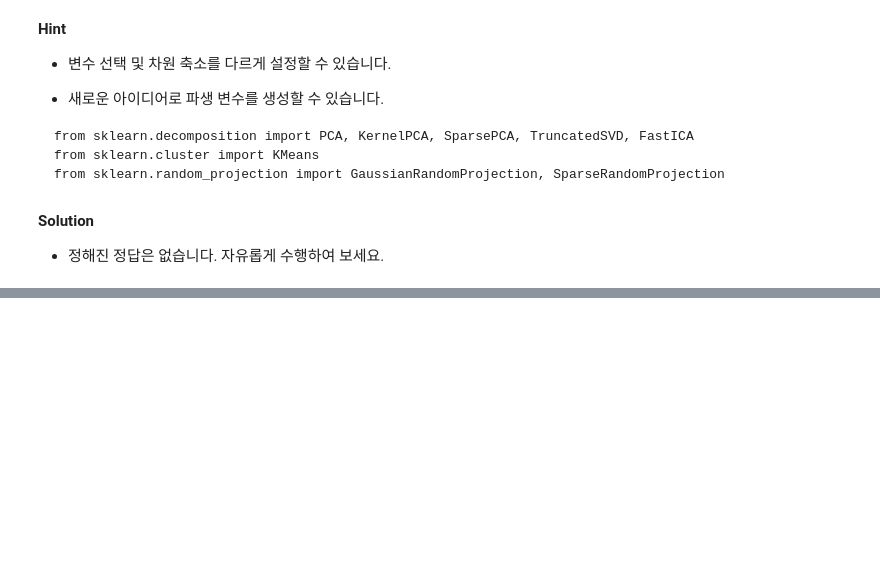
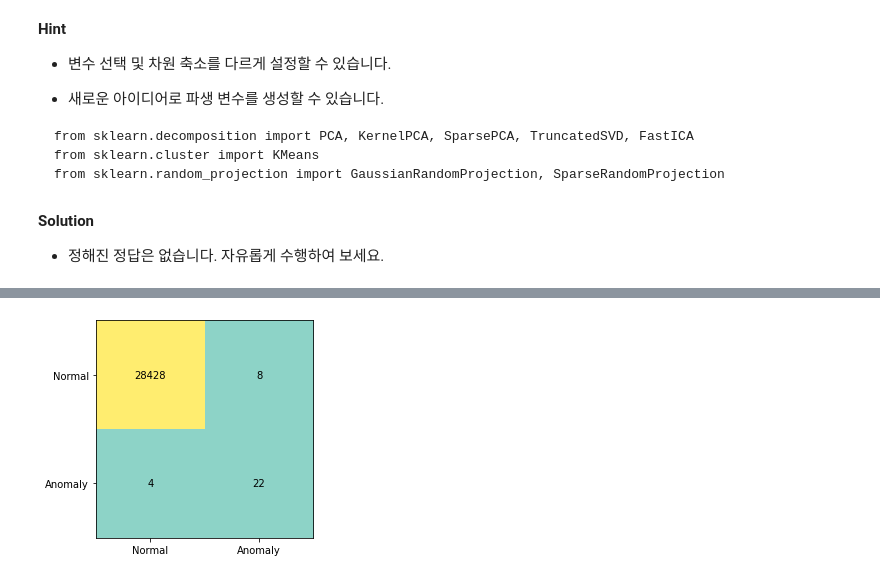
Before and after one commit to namwootree/Dacrew-4th, a Jupyter notebook: Stage_6.ipynb, the cells around one changed output, grey strips where cells are left out. Drawn from its saved outputs; the diff is of its cells as text; code cells hidden in the pictures; blank space fills up the shorter version.

```diff
--- a/Stage_6.ipynb
+++ b/Stage_6.ipynb
@@ -601,0 +649,4 @@ plt.show()
+# %%
+train = pd.read_csv('./train.csv') # 훈련 데이터 셋
+val = pd.read_csv('./val.csv') # 검증 데이터 셋
+test = pd.read_csv('./test.csv') # 테스트 데이터 셋
@@ -601,0 +659,7 @@ plt.show()
+# %%
+X_train = train.drop(columns=['ID'])
+
+X_val = val.drop(columns=['ID', 'Class'])
+y_val = val['Class']
+
+X_test = test.drop(columns=['ID'])
@@ -601,0 +682,11 @@ plt.show()
+# %%
+# 모델을 용이하게 사용하게 별도로 변수로 지정합니다.
+# 시각화한 정보를 바탕으로 하이퍼 파라미터를 설정하였습니다.
+model = EllipticEnvelope(store_precision=True,
+                         assume_centered=True, # 데이터 중심이 정확히 0이 아니기에 True로 설정합니다.
+                         support_fraction=0.995, # IQR를 기준으로 극단값이 존재하였기에 데이터 일부는 사용하지 않습니다.
+                         contamination=val_contamination,
+                         random_state=42,
+                         )
+
+model.fit(X_train)
@@ -601,0 +696,3 @@ plt.show()
+# %%
+val_pred = model.predict(X_val) # model prediction
+val_pred = get_pred_label(val_pred)
@@ -601,0 +724,20 @@ plt.show()
+# %%
+# 혼동 행렬를 구합니다.
+cf_matrix = confusion_matrix(y_val, val_pred)
+
+# 혼동 행렬을 Heat Map로 시각화합니다.
+plt.imshow(cf_matrix, cmap='Set3')
+
+# 할당된 값을 표시합니다.
+plt.text(0, 0, cf_matrix[0][0], ha='center', va='center')
+plt.text(0, 1, cf_matrix[0][1], ha='center', va='center')
+plt.text(1, 0, cf_matrix[1][0], ha='center', va='center')
+plt.text(1, 1, cf_matrix[1][1], ha='center', va='center')
+
+# X축과 Y축을 설정합니다.
+plt.xticks([0, 1], labels=['Normal', 'Anomaly'])
+plt.yticks([0, 1], labels=['Normal', 'Anomaly'])
+
+plt.show()
+# %% [output]
+[figure, added]
```
Also changed, not shown: parts of 30 cells of this notebook.
